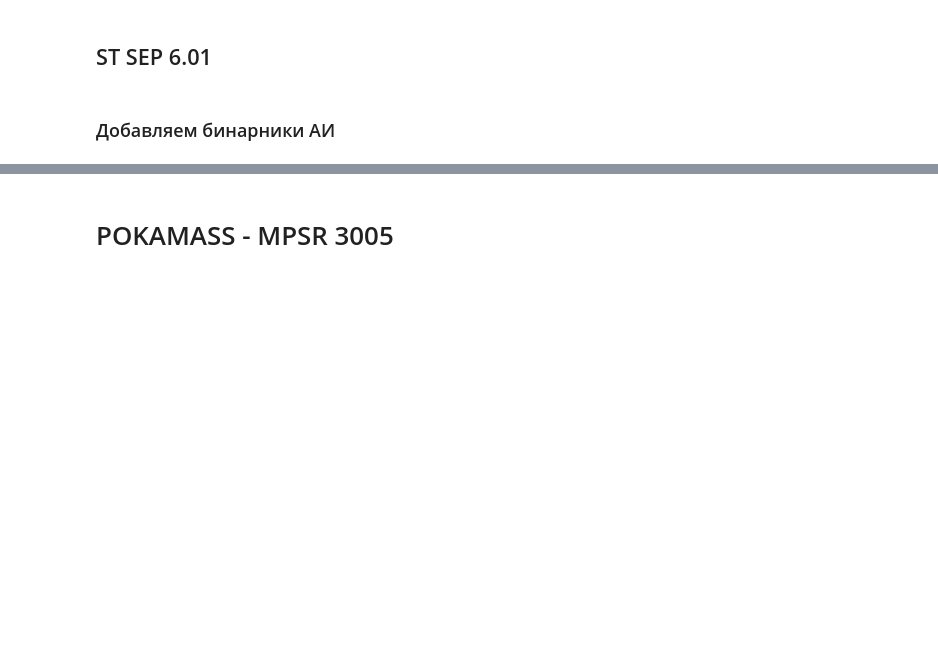
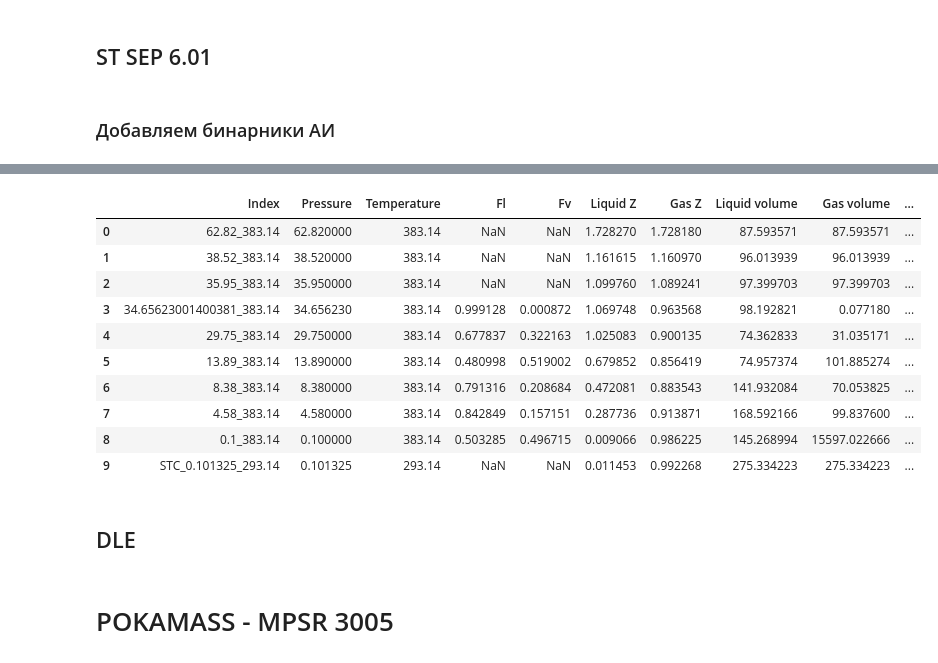
Before and after one commit to SidorenkoDD/BlackBoxFluid, a Jupyter notebook: code/notebook diss.ipynb, the cells around one changed output, grey strips where cells are left out. Saved outputs shown, nothing was run; the diff lists cells and outputs as text; code cells hidden in the pictures; blank space fills up the shorter version.

```diff
--- a/code/notebook diss.ipynb
+++ b/code/notebook diss.ipynb
@@ -1113,0 +1381,17 @@ yamb_model.saturation_pressure(120)
+# %%
+dle_res_view = DLEResultsViewer()
+dle_res_view.view(yamb_rd_model.experiments.DLE.result)
+# %% [output]
+|  | Index | Pressure | Temperature | Fl | Fv | Liquid Z | Gas Z | Liquid volume | Gas volume | ... |
+| 0 | 62.82_383.14 | 62.820000 | 383.14 | NaN | NaN | 1.728270 | 1.728180 | 87.593571 | 87.593571 | ... |
+| 1 | 38.52_383.14 | 38.520000 | 383.14 | NaN | NaN | 1.161615 | 1.160970 | 96.013939 | 96.013939 | ... |
+| 2 | 35.95_383.14 | 35.950000 | 383.14 | NaN | NaN | 1.099760 | 1.089241 | 97.399703 | 97.399703 | ... |
+| 3 | 34.65623001400381_383.14 | 34.656230 | 383.14 | 0.999128 | 0.000872 | 1.069748 | 0.963568 | 98.192821 | 0.077180 | ... |
+| 4 | 29.75_383.14 | 29.750000 | 383.14 | 0.677837 | 0.322163 | 1.025083 | 0.900135 | 74.362833 | 31.035171 | ... |
+| 5 | 13.89_383.14 | 13.890000 | 383.14 | 0.480998 | 0.519002 | 0.679852 | 0.856419 | 74.957374 | 101.885274 | ... |
+| 6 | 8.38_383.14 | 8.380000 | 383.14 | 0.791316 | 0.208684 | 0.472081 | 0.883543 | 141.932084 | 70.053825 | ... |
+| 7 | 4.58_383.14 | 4.580000 | 383.14 | 0.842849 | 0.157151 | 0.287736 | 0.913871 | 168.592166 | 99.837600 | ... |
+| 8 | 0.1_383.14 | 0.100000 | 383.14 | 0.503285 | 0.496715 | 0.009066 | 0.986225 | 145.268994 | 15597.022666 | ... |
+| 9 | STC_0.101325_293.14 | 0.101325 | 293.14 | NaN | NaN | 0.011453 | 0.992268 | 275.334223 | 275.334223 | ... |
+# %% [markdown]
+## DLE
```
Also changed, not shown: parts of 55 cells of this notebook, 5 other files.
